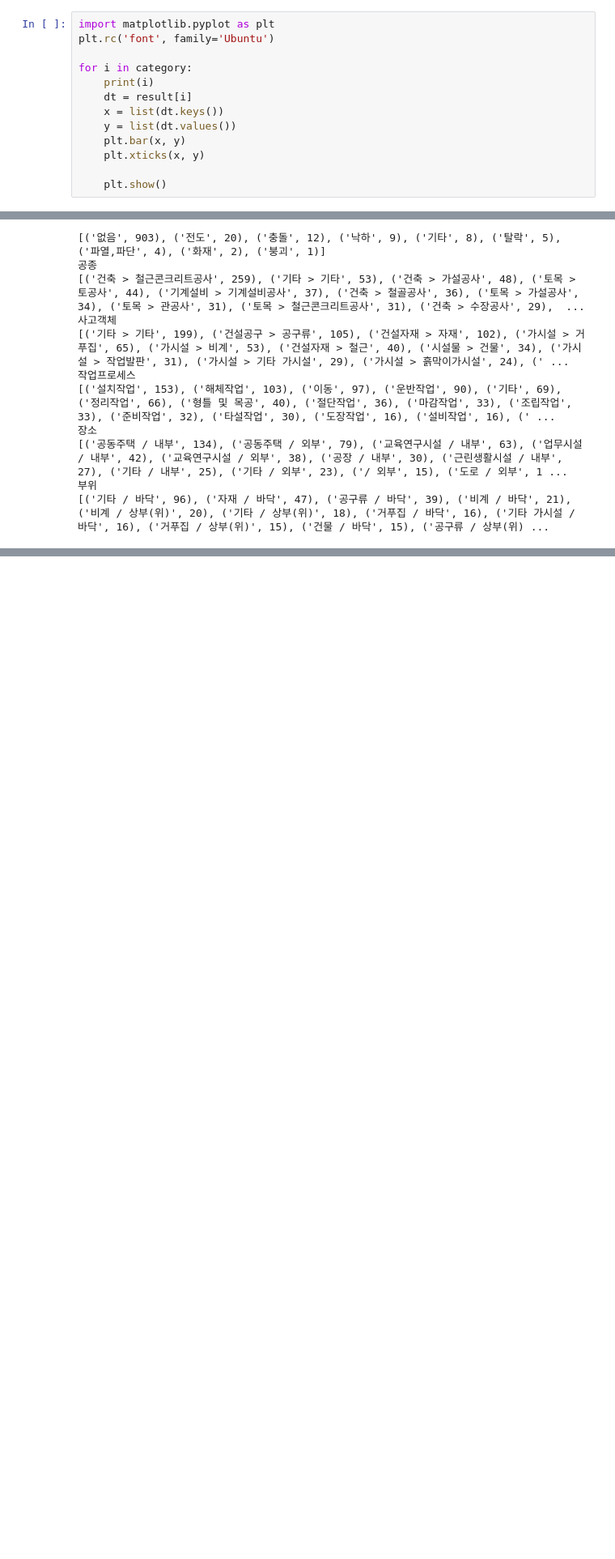
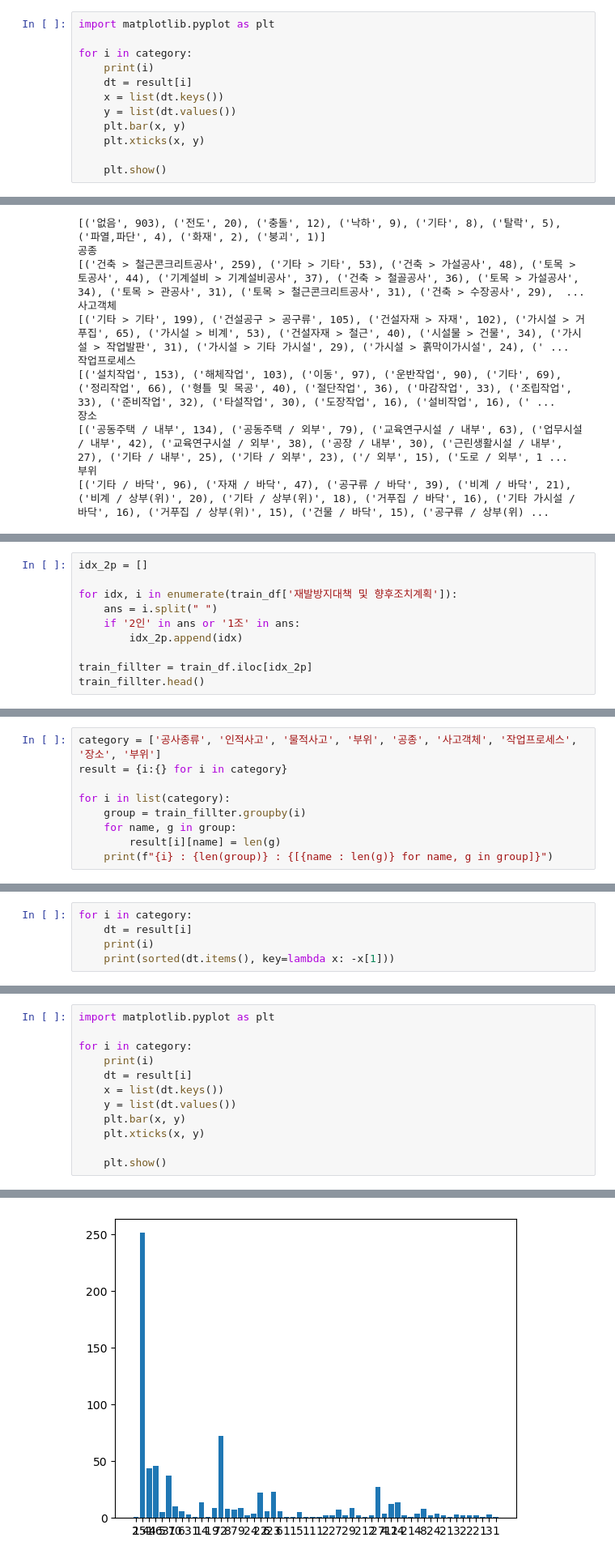
Before and after one commit to whitekuj02/construct, a Jupyter notebook: analysis/eda.ipynb, the cells around one changed output, grey strips where cells are left out. Shown at 81% size. Cells and saved outputs as stored; diff of their text form; blank space fills up the shorter version.

```diff
--- a/analysis/eda.ipynb
+++ b/analysis/eda.ipynb
@@ -35,7 +35,6 @@ for i in list(category):
 부위 : 3695 : [{'/': 637}, {'/ 계단': 1}, {'/ 고소': 3}, {'/ 공사 현장 내': 1}, {'/ 근로자쉼터': 1}, {'/ 기타': 1}, {'/ 뒤': 2}, {'/ 바닥': 25}, {'/ 상부(위)': 4}, {'/ 생산시설물 2층': 1}, {'/ 소음': 1}, {'/ 앞': 1}, {'/ 엘레베이터 승강로':  ...
 # %%
 import matplotlib.pyplot as plt
-plt.rc('font', family='Ubuntu')
 
 for i in category:
     print(i)
@@ -141,0 +170,10 @@ for i in category:
+# %%
+idx_2p = []
+
+for idx, i in enumerate(train_df['재발방지대책 및 향후조치계획']):
+    ans = i.split(" ")
+    if '2인' in ans or '1조' in ans:
+        idx_2p.append(idx)
+
+train_fillter = train_df.iloc[idx_2p]
+train_fillter.head()
@@ -141,0 +187,9 @@ for i in category:
+# %%
+category = ['공사종류', '인적사고', '물적사고', '부위', '공종', '사고객체', '작업프로세스', '장소', '부위']
+result = {i:{} for i in category}
+
+for i in list(category):
+    group = train_fillter.groupby(i)
+    for name, g in group:
+        result[i][name] = len(g)
+    print(f"{i} : {len(group)} : {[{name : len(g)} for name, g in group]}")
@@ -141,0 +206,5 @@ for i in category:
+# %%
+for i in category:
+    dt = result[i]
+    print(i)
+    print(sorted(dt.items(), key=lambda x: -x[1]))
@@ -141,0 +230,13 @@ for i in category:
+# %%
+import matplotlib.pyplot as plt
+
+for i in category:
+    print(i)
+    dt = result[i]
+    x = list(dt.keys())
+    y = list(dt.values())
+    plt.bar(x, y)
+    plt.xticks(x, y)
+
+    plt.show()
+# %% [output]
@@ -141,0 +244 @@ for i in category:
+[figure, added]
```
Also changed, not shown: parts of 5 cells of this notebook, 14 other files.
